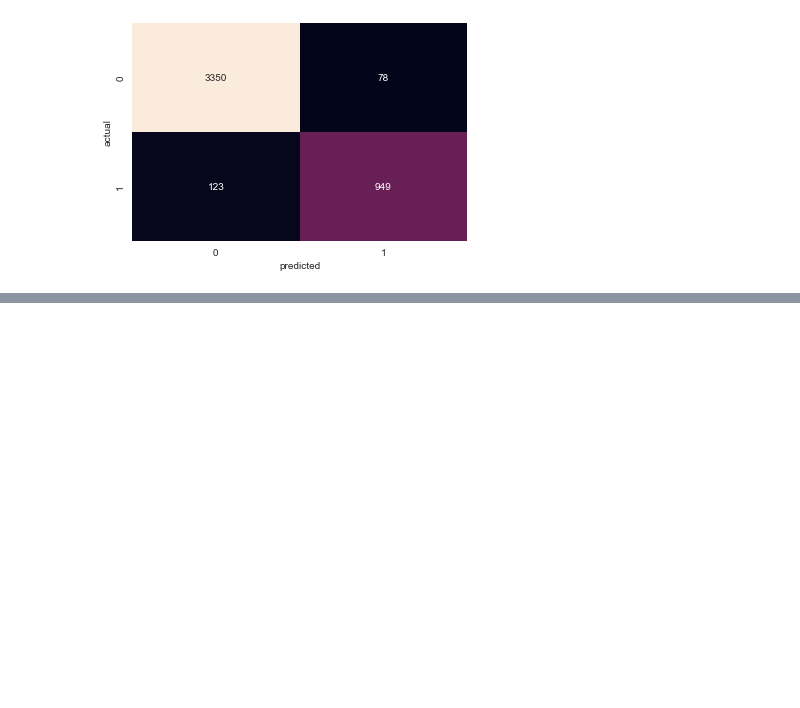
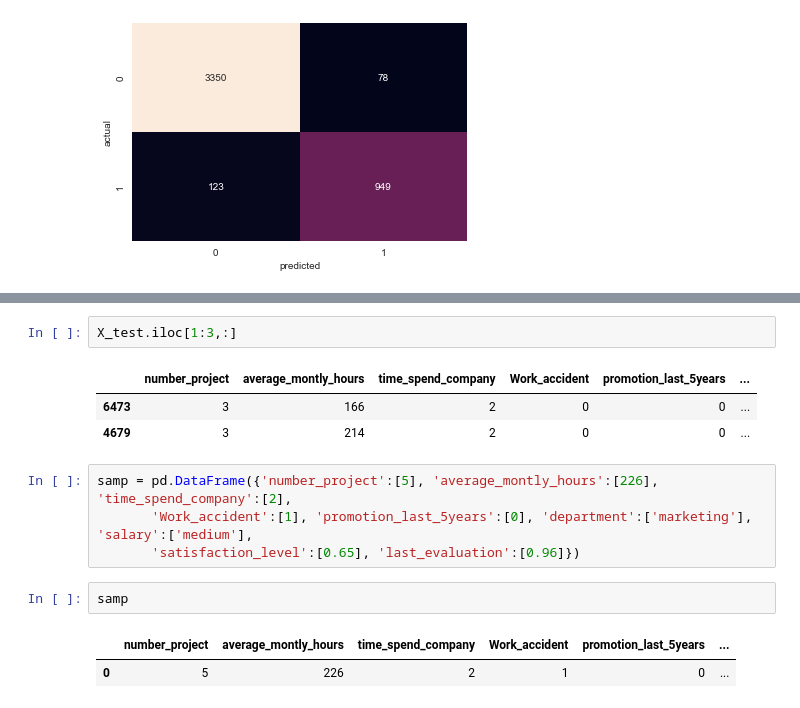
Before and after one commit to mattyjr007/Data-Science-Portfolio, a Jupyter notebook: Human Resource retention/Human resource retention.ipynb, the cells around one changed output, grey strips where cells are left out. Saved outputs shown, nothing was run; the diff lists cells and outputs as text; blank space fills up the shorter version.

```diff
--- a/Human Resource retention/Human resource retention.ipynb
+++ b/Human Resource retention/Human resource retention.ipynb
@@ -373,0 +458,15 @@ weighted avg       0.95      0.96      0.96      4500
+# %%
+X_test.iloc[1:3,:]
+# %% [output]
+|  | number_project | average_montly_hours | time_spend_company | Work_accident | promotion_last_5years | ... |
+| 6473 | 3 | 166 | 2 | 0 | 0 | ... |
+| 4679 | 3 | 214 | 2 | 0 | 0 | ... |
+# %%
+samp = pd.DataFrame({'number_project':[5], 'average_montly_hours':[226], 'time_spend_company':[2],
+       'Work_accident':[1], 'promotion_last_5years':[0], 'department':['marketing'], 'salary':['medium'],
+       'satisfaction_level':[0.65], 'last_evaluation':[0.96]})
+# %%
+samp
+# %% [output]
+|  | number_project | average_montly_hours | time_spend_company | Work_accident | promotion_last_5years | ... |
+| 0 | 5 | 226 | 2 | 1 | 0 | ... |
```
Also changed, not shown: parts of 9 cells of this notebook.
